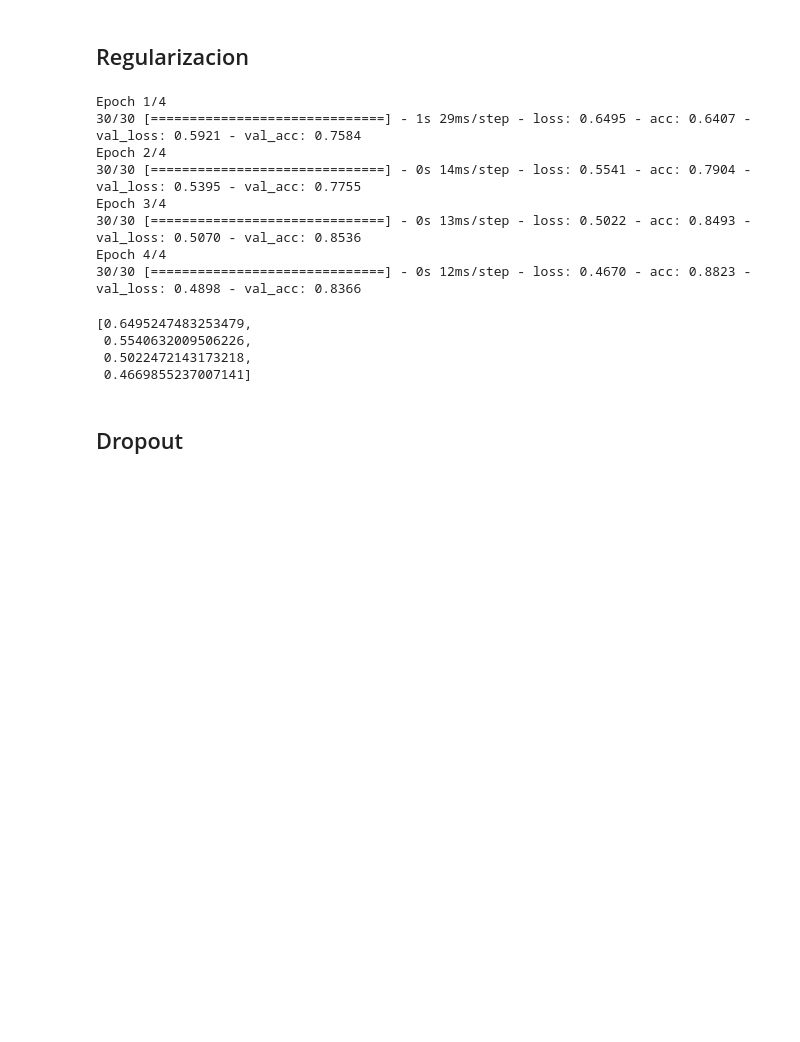
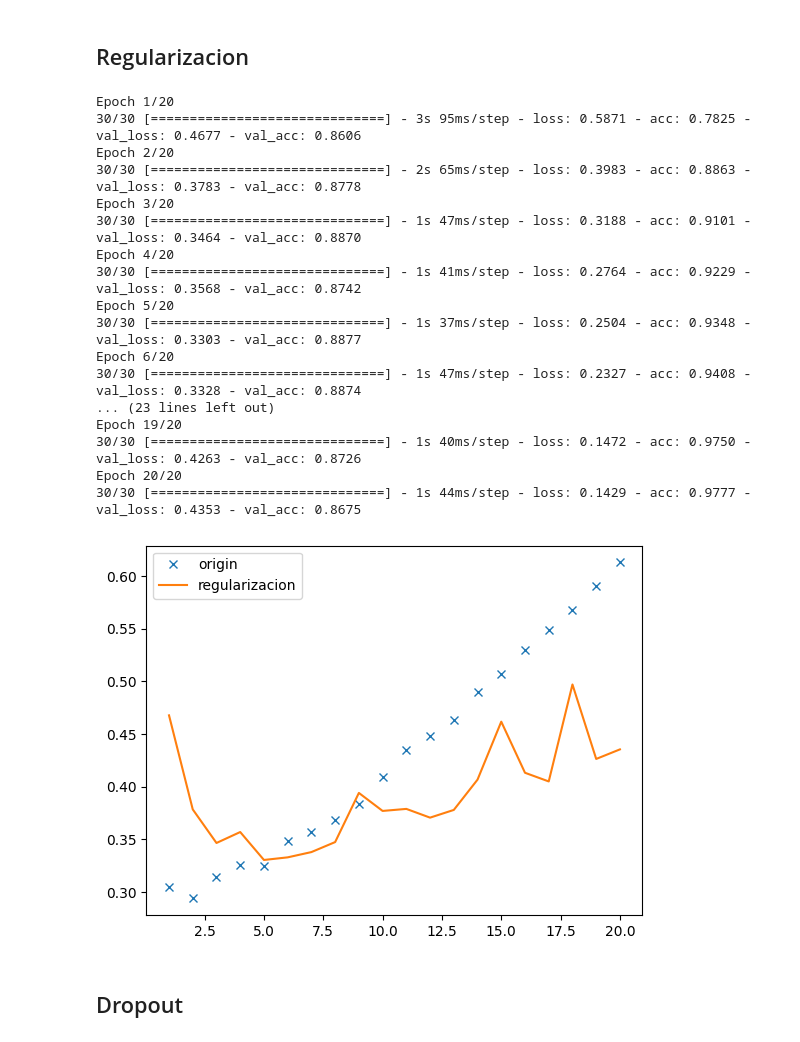
Before and after one commit to rogerreys/redes_neuronales, a Jupyter notebook: 11_clasificacion_binaria.ipynb, the cells around one changed output. Drawn from its saved outputs; the diff is of its cells as text; code cells hidden in the pictures; blank space fills up the shorter version.

```diff
--- a/11_clasificacion_binaria.ipynb
+++ b/11_clasificacion_binaria.ipynb
@@ -226,48 +229,53 @@ loss_values
 # %%
 from keras import regularizers
 
 model3 = models.Sequential()
 # Creacion de neuronas
 model3.add(layers.Dense(16, activation="relu", input_shape=(10000,), kernel_regularizer= regularizers.l2(0.001)))
 model3.add(layers.Dense(16, activation="relu", kernel_regularizer= regularizers.l2(0.001)))
 model3.add(layers.Dense(1, activation="sigmoid"))
 
 # Compilacion
 model3.compile(optimizer='rmsprop',          # rmsprop: descenso de gradiente mejorada
               loss='binary_crossentropy',   # Funcion de perdida
               metrics = ['acc'])            # Metrica de exito
 
 # Entrenamiento de modelo
 history3 = model3.fit(partial_x_val, partial_y_val,
-                    epochs=4,                       # Iteraciones
+                    epochs=20,                       # Iteraciones
                     batch_size=512,                 # lotes de datos
                     validation_data=(x_val, y_val))
 
-history_dict = history3.history
-loss_values = history_dict['loss']
+history_dict3 = history3.history
+loss_values = history_dict3['loss']
 val_loss_values = history_dict['val_loss']
 val_loss_values3 = history3.history['val_loss']
 
 epoch = np.array(range(1, len(loss_values)+1))
-loss_values
-# plt.plot(epoch, history_dict['loss'], 'o') #, label='training')
-# plt.plot(epoch,val_loss_values, 'x',label='origin')
-# plt.plot(epoch,val_loss_values3, '-',label='regularizacion')
-# plt.legend()
-# plt.show()
+
+plt.plot(epoch,val_loss_values, 'x',label='origin')
+plt.plot(epoch,val_loss_values3, '-',label='regularizacion')
+plt.legend()
+plt.show()
 # %% [output]
-Epoch 1/4
-30/30 [==============================] - 1s 29ms/step - loss: 0.6495 - acc: 0.6407 - val_loss: 0.5921 - val_acc: 0.7584
-Epoch 2/4
-30/30 [==============================] - 0s 14ms/step - loss: 0.5541 - acc: 0.7904 - val_loss: 0.5395 - val_acc: 0.7755
-Epoch 3/4
-30/30 [==============================] - 0s 13ms/step - loss: 0.5022 - acc: 0.8493 - val_loss: 0.5070 - val_acc: 0.8536
-Epoch 4/4
-30/30 [==============================] - 0s 12ms/step - loss: 0.4670 - acc: 0.8823 - val_loss: 0.4898 - val_acc: 0.8366
+Epoch 1/20
+30/30 [==============================] - 3s 95ms/step - loss: 0.5871 - acc: 0.7825 - val_loss: 0.4677 - val_acc: 0.8606
+Epoch 2/20
+30/30 [==============================] - 2s 65ms/step - loss: 0.3983 - acc: 0.8863 - val_loss: 0.3783 - val_acc: 0.8778
+Epoch 3/20
+30/30 [==============================] - 1s 47ms/step - loss: 0.3188 - acc: 0.9101 - val_loss: 0.3464 - val_acc: 0.8870
+Epoch 4/20
+30/30 [==============================] - 1s 41ms/step - loss: 0.2764 - acc: 0.9229 - val_loss: 0.3568 - val_acc: 0.8742
+Epoch 5/20
+30/30 [==============================] - 1s 37ms/step - loss: 0.2504 - acc: 0.9348 - val_loss: 0.3303 - val_acc: 0.8877
+Epoch 6/20
+30/30 [==============================] - 1s 47ms/step - loss: 0.2327 - acc: 0.9408 - val_loss: 0.3328 - val_acc: 0.8874
+... (23 lines left out)
+Epoch 19/20
+30/30 [==============================] - 1s 40ms/step - loss: 0.1472 - acc: 0.9750 - val_loss: 0.4263 - val_acc: 0.8726
+Epoch 20/20
+30/30 [==============================] - 1s 44ms/step - loss: 0.1429 - acc: 0.9777 - val_loss: 0.4353 - val_acc: 0.8675
-[0.6495247483253479,
- 0.5540632009506226,
- 0.5022472143173218,
- 0.4669855237007141]
+[figure, added]
 # %% [markdown]
 ## Dropout
 # %%
```
Also changed, not shown: parts of 10 cells of this notebook.
